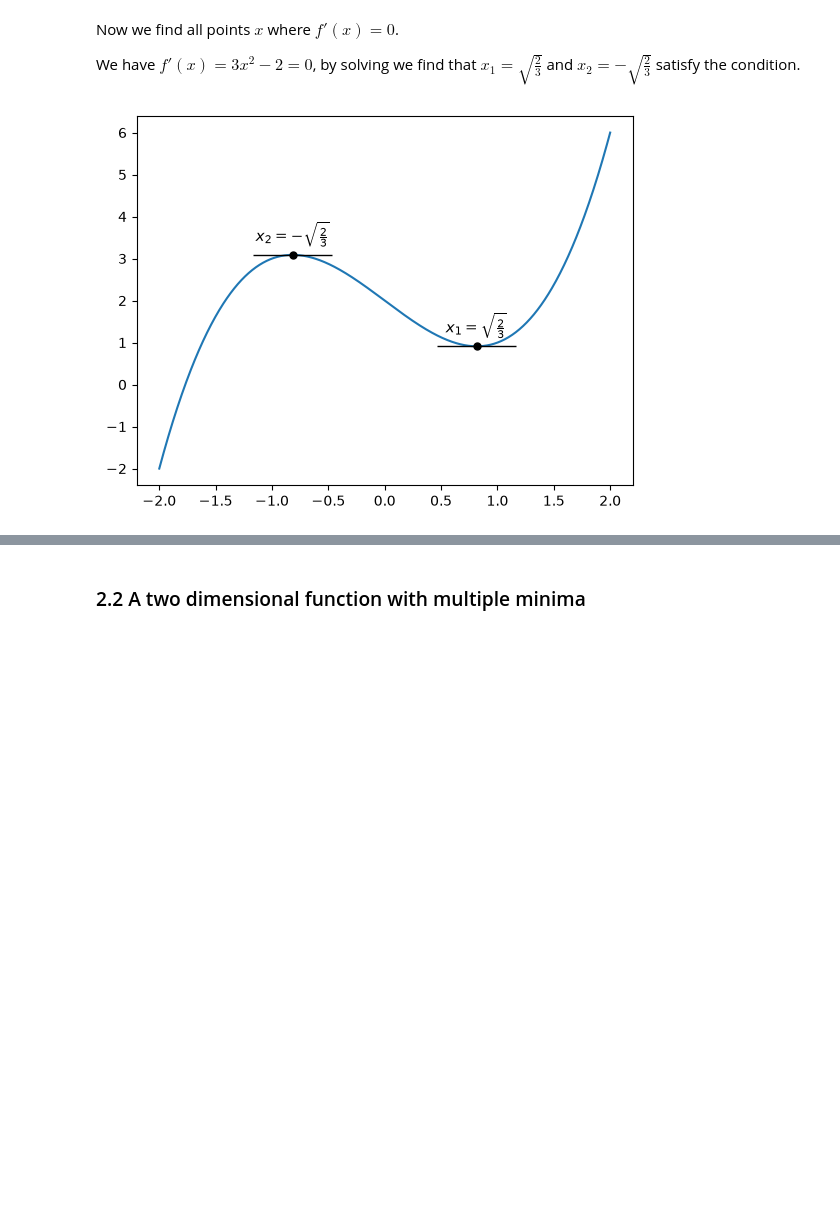
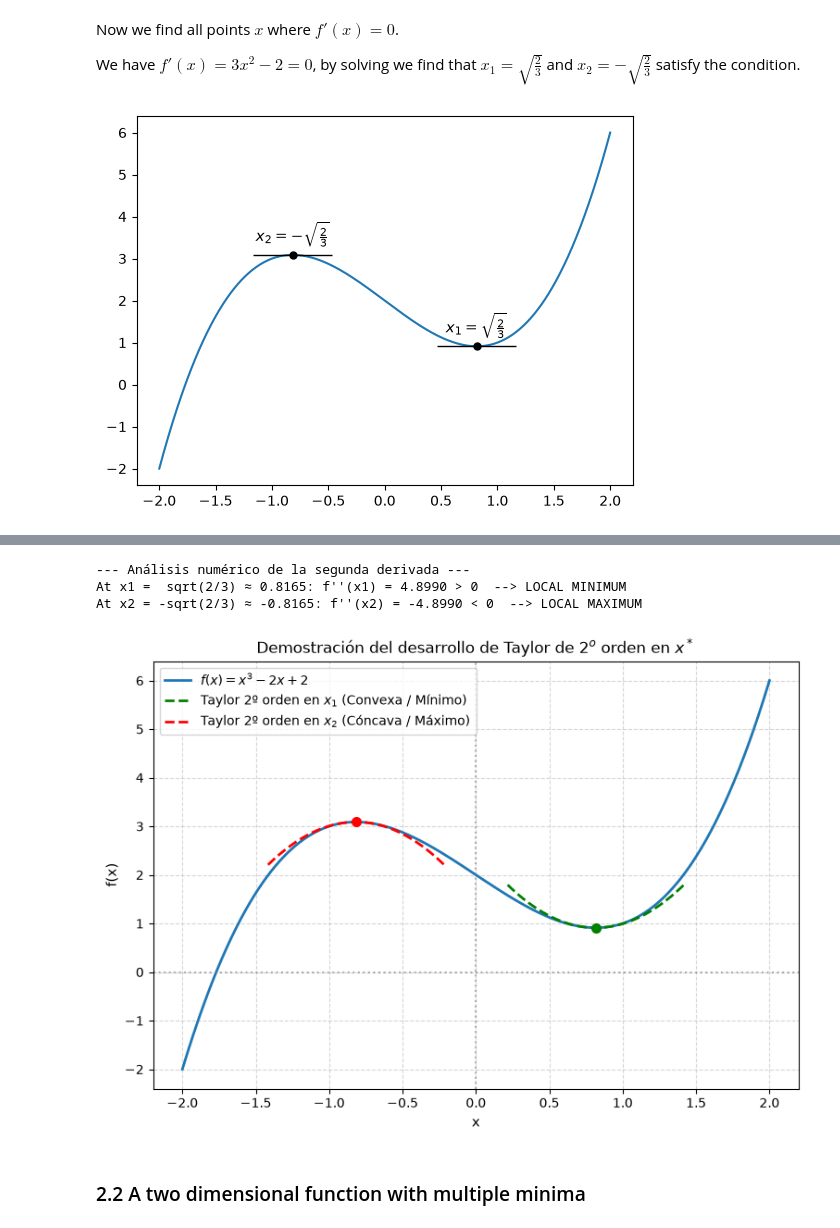
Before and after one commit to GCGCepi/Master_FPoDS, a Jupyter notebook: Optimization/Lab/Session 1/Session_1.ipynb, the cells around one changed output, grey strips where cells are left out. Drawn from its saved outputs; the diff is of its cells as text; code cells hidden in the pictures; blank space fills up the shorter version.

```diff
--- a/Optimization/Lab/Session 1/Session_1.ipynb
+++ b/Optimization/Lab/Session 1/Session_1.ipynb
@@ -55,3 +99,62 @@ plt.show()
+# %%
+# 1. Función f(x) y sus derivadas f'(x) y f''(x)
+def f(x):
+    return x**3 - 2*x + 2
+
+def df(x):
+    return 3*x**2 - 2
+
+def d2f(x):
+    return 6*x
+
+# 2. Puntos críticos
+x1 = np.sqrt(2/3)   # Candidato a mínimo
+x2 = -np.sqrt(2/3)  # Candidato a máximo
+
+# 3. Evaluación analítica e impresión de resultados
+print(f"--- Análisis numérico de la segunda derivada ---")
+print(f"At x1 =  sqrt(2/3) ≈ {x1:.4f}: f''(x1) = {d2f(x1):.4f} > 0  --> LOCAL MINIMUM")
+print(f"At x2 = -sqrt(2/3) ≈ {x2:.4f}: f''(x2) = {d2f(x2):.4f} < 0  --> LOCAL MAXIMUM\n")
+
+# 4. Visualización de la aproximación de Taylor de 2º orden alrededor de los puntos críticos
+x = np.linspace(-2, 2, 1000)
+d = np.linspace(-0.6, 0.6, 200) # Rango de perturbación d
+
+# Aproximaciones parabólicas de Taylor
+taylor_x1 = f(x1) + 0.5 * (d**2) * d2f(x1)  # Alrededor del mínimo
+taylor_x2 = f(x2) + 0.5 * (d**2) * d2f(x2)  # Alrededor del máximo
+
+# Gráfico
+plt.figure(figsize=(9, 6))
+plt.plot(x, f(x), label=r'$f(x) = x^3 - 2x + 2$', color='tab:blue', linewidth=2)
+
+# Dibujar la aproximación de Taylor en el mínimo x1
+plt.plot(x1 + d, taylor_x1, '--', color='green', linewidth=2,
+         label=r'Taylor 2º orden en $x_1$ (Convexa / Mínimo)')
+
+# Dibujar la aproximación de Taylor en el máximo x2
+plt.plot(x2 + d, taylor_x2, '--', color='red', linewidth=2,
+         label=r'Taylor 2º orden en $x_2$ (Cóncava / Máximo)')
+
+# Destacar los puntos críticos
+plt.plot(x1, f(x1), 'go', markersize=7)
+plt.plot(x2, f(x2), 'ro', markersize=7)
+
+# Detalles de la figura
+plt.title(r'Demostración del desarrollo de Taylor de $2^o$ orden en $x^*$', fontsize=12)
+plt.xlabel('x', fontsize=11)
+plt.ylabel('f(x)', fontsize=11)
+plt.axhline(0, color='gray', linestyle=':', alpha=0.6)
+plt.axvline(0, color='gray', linestyle=':', alpha=0.6)
+plt.grid(True, linestyle='--', alpha=0.5)
+plt.legend(fontsize=10)
+
+plt.show()
+# %% [output]
+--- Análisis numérico de la segunda derivada ---
+At x1 =  sqrt(2/3) ≈ 0.8165: f''(x1) = 4.8990 > 0  --> LOCAL MINIMUM
+At x2 = -sqrt(2/3) ≈ -0.8165: f''(x2) = -4.8990 < 0  --> LOCAL MAXIMUM
+[figure, added]
 # %% [markdown]
 ### 2.2 A two dimensional function with multiple minima
 # %%
```
Also changed, not shown: parts of 6 cells of this notebook.
